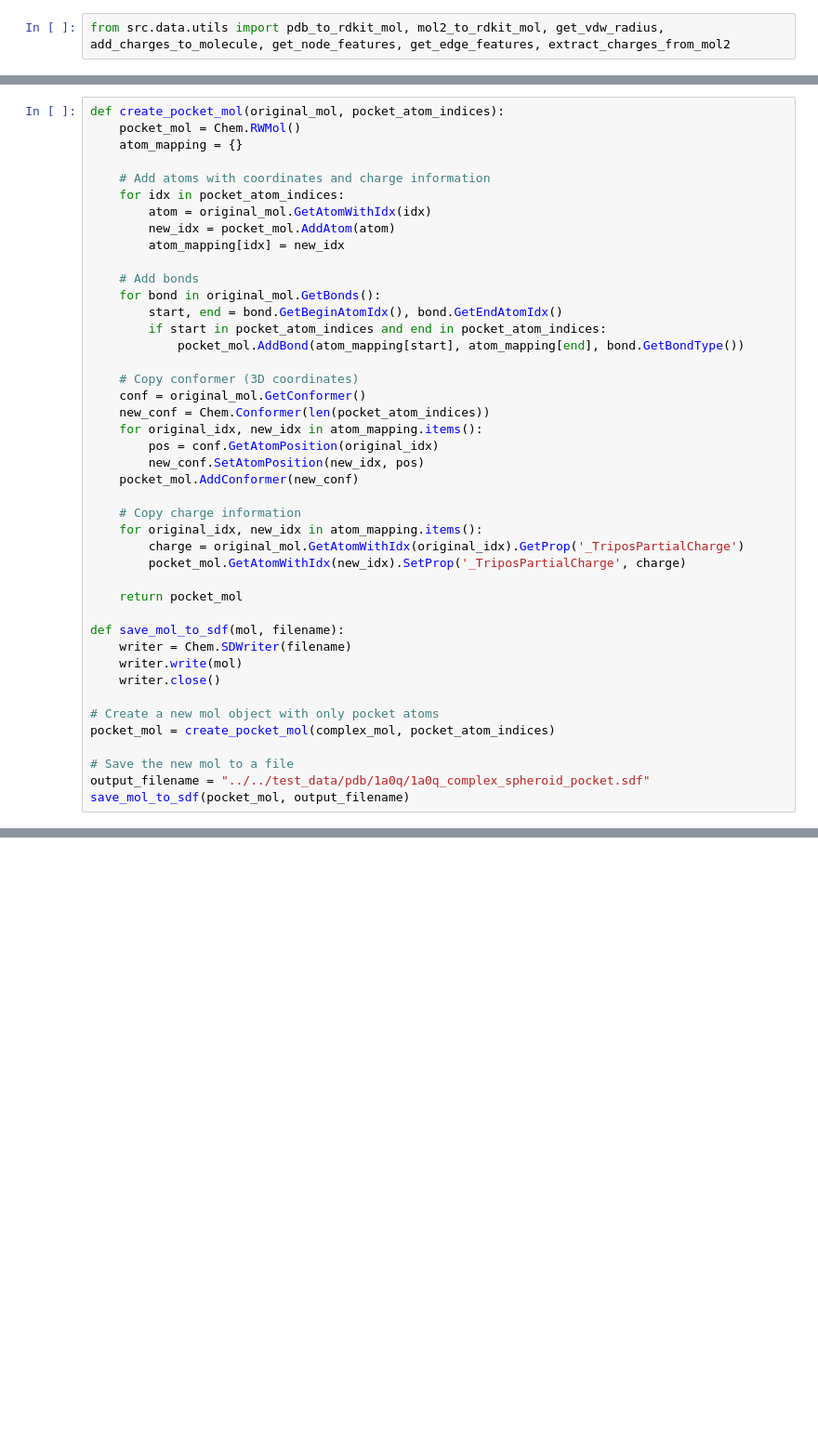
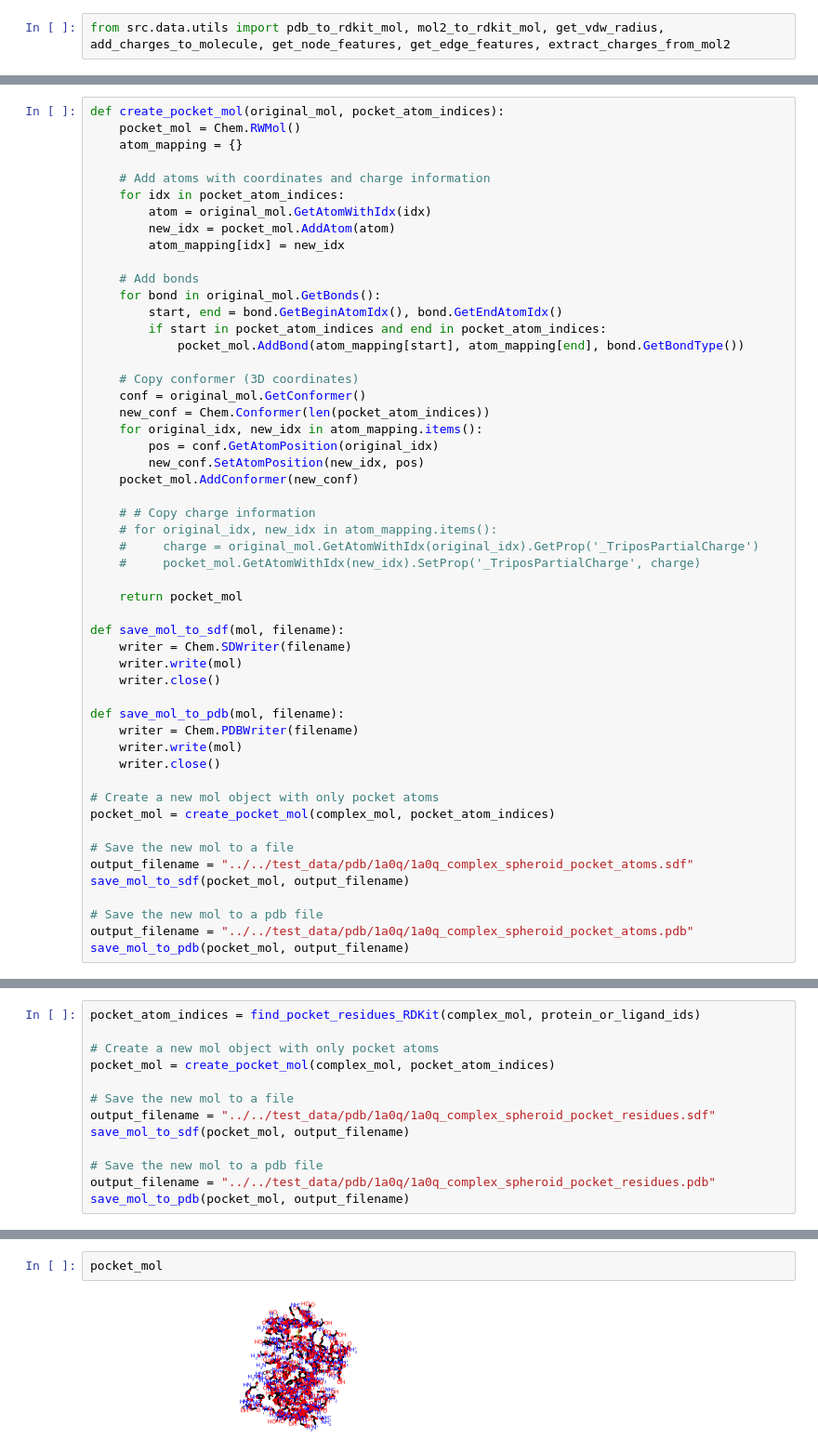
Before and after one commit to TsachMa/AffinityNet-, a Jupyter notebook: notebooks/Dev/pocket.ipynb, the cells around one changed output, grey strips where cells are left out. Shown at 93% size. Cells and saved outputs as stored; diff of their text form; blank space fills up the shorter version.

```diff
--- a/notebooks/Dev/pocket.ipynb
+++ b/notebooks/Dev/pocket.ipynb
@@ -55,10 +57,10 @@ def create_pocket_mol(original_mol, pocket_atom_indices):
         new_conf.SetAtomPosition(new_idx, pos)
     pocket_mol.AddConformer(new_conf)
 
-    # Copy charge information
-    for original_idx, new_idx in atom_mapping.items():
-        charge = original_mol.GetAtomWithIdx(original_idx).GetProp('_TriposPartialCharge')
-        pocket_mol.GetAtomWithIdx(new_idx).SetProp('_TriposPartialCharge', charge)
+    # # Copy charge information
+    # for original_idx, new_idx in atom_mapping.items():
+    #     charge = original_mol.GetAtomWithIdx(original_idx).GetProp('_TriposPartialCharge')
+    #     pocket_mol.GetAtomWithIdx(new_idx).SetProp('_TriposPartialCharge', charge)
 
     return pocket_mol
 
@@ -67,12 +69,21 @@ def save_mol_to_sdf(mol, filename):
     writer.write(mol)
     writer.close()
 
+def save_mol_to_pdb(mol, filename):
+    writer = Chem.PDBWriter(filename)
+    writer.write(mol)
+    writer.close()
+
 # Create a new mol object with only pocket atoms
 pocket_mol = create_pocket_mol(complex_mol, pocket_atom_indices)
 
 # Save the new mol to a file
-output_filename = "../../test_data/pdb/1a0q/1a0q_complex_spheroid_pocket.sdf"
+output_filename = "../../test_data/pdb/1a0q/1a0q_complex_spheroid_pocket_atoms.sdf"
 save_mol_to_sdf(pocket_mol, output_filename)
+
+# Save the new mol to a pdb file
+output_filename = "../../test_data/pdb/1a0q/1a0q_complex_spheroid_pocket_atoms.pdb"
+save_mol_to_pdb(pocket_mol, output_filename)
 # %%
 pocket_mol
 # %% [output]
@@ -79,0 +203,13 @@ pocket_mol
+# %%
+pocket_atom_indices = find_pocket_residues_RDKit(complex_mol, protein_or_ligand_ids)
+
+# Create a new mol object with only pocket atoms
+pocket_mol = create_pocket_mol(complex_mol, pocket_atom_indices)
+
+# Save the new mol to a file
+output_filename = "../../test_data/pdb/1a0q/1a0q_complex_spheroid_pocket_residues.sdf"
+save_mol_to_sdf(pocket_mol, output_filename)
+
+# Save the new mol to a pdb file
+output_filename = "../../test_data/pdb/1a0q/1a0q_complex_spheroid_pocket_residues.pdb"
+save_mol_to_pdb(pocket_mol, output_filename)
@@ -79,0 +226,4 @@ pocket_mol
+# %%
+pocket_mol
+# %% [output]
+[figure, added]
```
Also changed, not shown: parts of 10 cells of this notebook, 6 other files.
